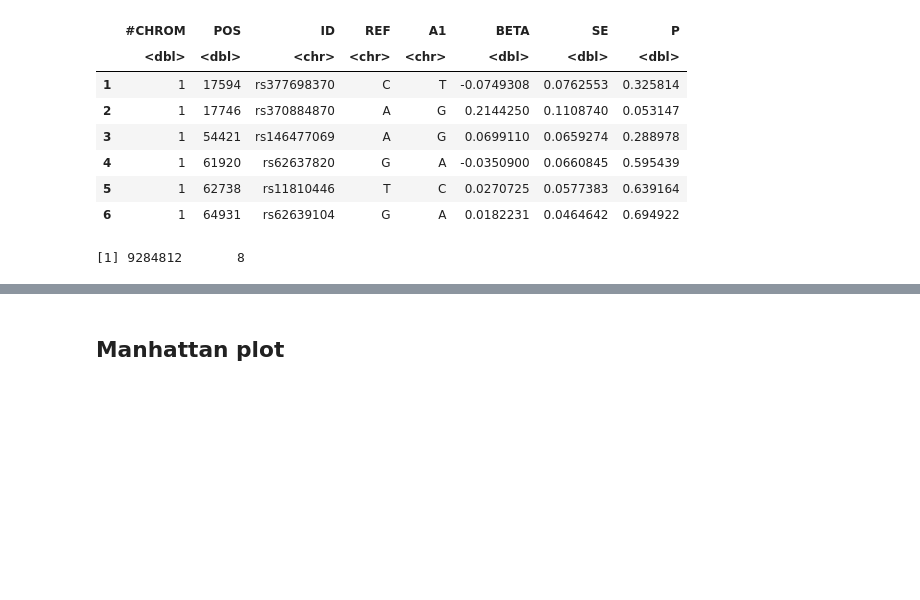
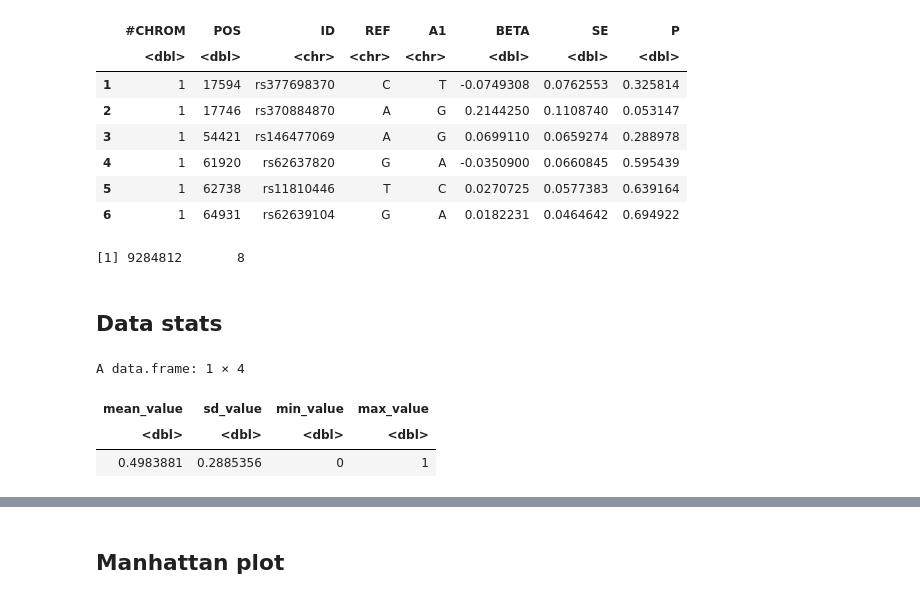
Before and after one commit to pivlab/phenoplier, a Jupyter notebook: nbs/15_gsa_gls/20-null_simulations/05_gwas/09_05-gwas-qqplot.ipynb, the cells around one changed output, grey strips where cells are left out. Saved outputs shown, nothing was run; the diff lists cells and outputs as text; code cells hidden in the pictures; blank space fills up the shorter version.

```diff
--- a/nbs/15_gsa_gls/20-null_simulations/05_gwas/09_05-gwas-qqplot.ipynb
+++ b/nbs/15_gsa_gls/20-null_simulations/05_gwas/09_05-gwas-qqplot.ipynb
@@ -81,3 +85,20 @@ gwas <- gwas %>% filter(P >= 0 & P <= 1)
 dim(gwas)
 # %% [output]
 [1] 9284812       8
+# %% [markdown]
+## Data stats
+# %%
+gwas_p_stats <- gwas %>%
+  summarise(
+    mean_value = mean(P, na.rm = TRUE),
+    sd_value   = sd(P, na.rm = TRUE),
+    min_value  = min(P, na.rm = TRUE),
+    max_value  = max(P, na.rm = TRUE),
+  )
+# %%
+gwas_p_stats
+# %% [output]
+A data.frame: 1 × 4
+| mean_value | sd_value | min_value | max_value |
+| <dbl> | <dbl> | <dbl> | <dbl> |
+| 0.4983881 | 0.2885356 | 0 | 1 |
```
Also changed, not shown: parts of 46 cells of this notebook, 4 other files.
